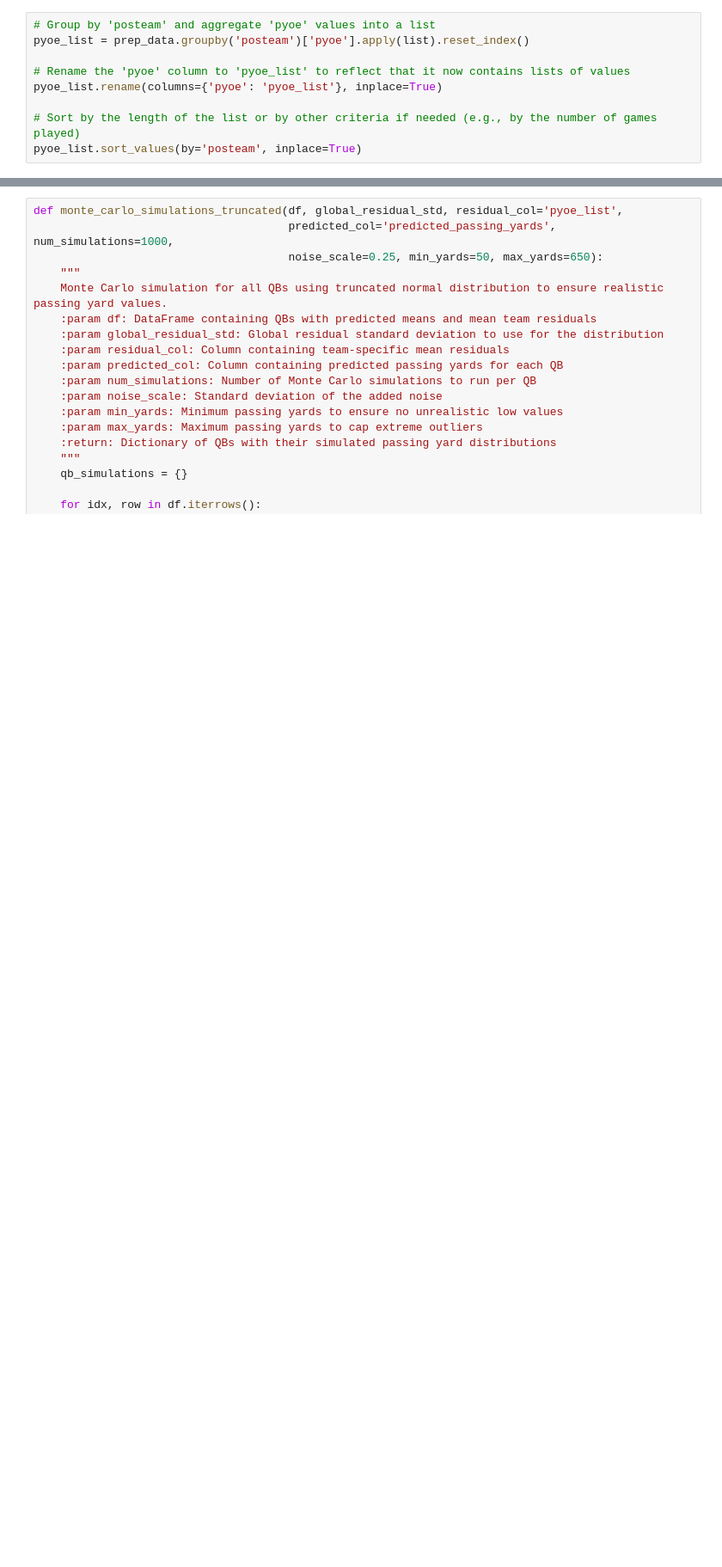
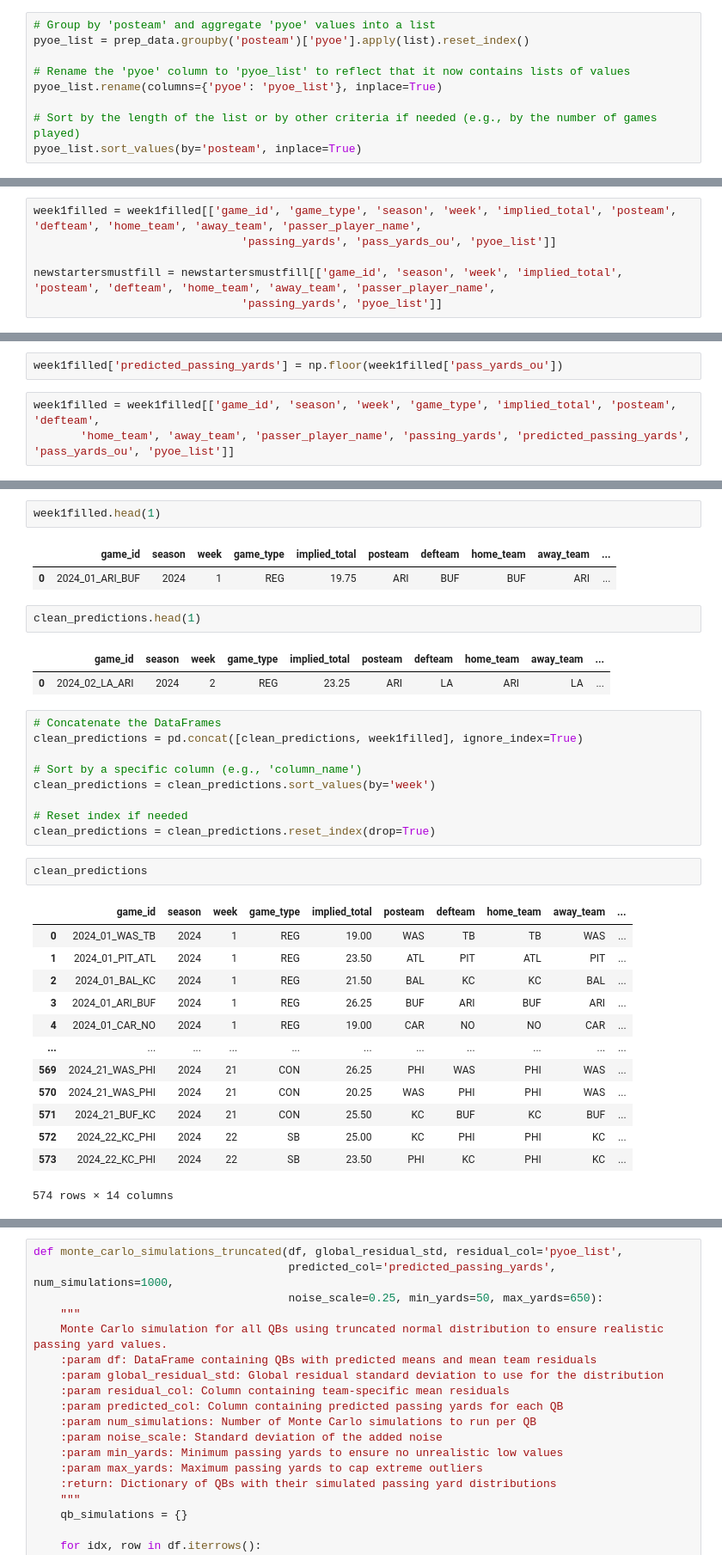
Before and after one commit to bhuggard/MidpointMadness, a Jupyter notebook: MidpointMadnessMainNotebookPostSeason.ipynb, the cells around one changed output, grey strips where cells are left out. Shown at 86% size. Drawn from its saved outputs; the diff is of its cells as text; blank space fills up the shorter version.

Commit message:
Week 1 satiated
wooooo yea glo

```diff
--- a/MidpointMadnessMainNotebookPostSeason.ipynb
+++ b/MidpointMadnessMainNotebookPostSeason.ipynb
@@ -513,0 +512,6 @@ pyoe_list.sort_values(by='posteam', inplace=True)
+# %%
+week1filled = week1filled[['game_id', 'game_type', 'season', 'week', 'implied_total', 'posteam', 'defteam', 'home_team', 'away_team', 'passer_player_name',
+                               'passing_yards', 'pass_yards_ou', 'pyoe_list']]
+
+newstartersmustfill = newstartersmustfill[['game_id', 'season', 'week', 'implied_total', 'posteam', 'defteam', 'home_team', 'away_team', 'passer_player_name',
+                               'passing_yards', 'pyoe_list']]
@@ -513,0 +538,5 @@ pyoe_list.sort_values(by='posteam', inplace=True)
+# %%
+week1filled['predicted_passing_yards'] = np.floor(week1filled['pass_yards_ou'])
+# %%
+week1filled = week1filled[['game_id', 'season', 'week', 'game_type', 'implied_total', 'posteam', 'defteam',
+       'home_team', 'away_team', 'passer_player_name', 'passing_yards', 'predicted_passing_yards', 'pass_yards_ou', 'pyoe_list']]
@@ -514,3 +546,38 @@ pyoe_list.sort_values(by='posteam', inplace=True)
+# %%
+week1filled.head(1)
+# %% [output]
+|  | game_id | season | week | game_type | implied_total | posteam | defteam | home_team | away_team | ... |
+| 0 | 2024_01_ARI_BUF | 2024 | 1 | REG | 19.75 | ARI | BUF | BUF | ARI | ... |
+# %%
+clean_predictions.head(1)
+# %% [output]
+|  | game_id | season | week | game_type | implied_total | posteam | defteam | home_team | away_team | ... |
+| 0 | 2024_02_LA_ARI | 2024 | 2 | REG | 23.25 | ARI | LA | ARI | LA | ... |
+# %%
+# Concatenate the DataFrames
+clean_predictions = pd.concat([clean_predictions, week1filled], ignore_index=True)
+
+# Sort by a specific column (e.g., 'column_name')
+clean_predictions = clean_predictions.sort_values(by='week')
+
+# Reset index if needed
+clean_predictions = clean_predictions.reset_index(drop=True)
+# %%
+clean_predictions
+# %% [output]
+|  | game_id | season | week | game_type | implied_total | posteam | defteam | home_team | away_team | ... |
+| 0 | 2024_01_WAS_TB | 2024 | 1 | REG | 19.00 | WAS | TB | TB | WAS | ... |
+| 1 | 2024_01_PIT_ATL | 2024 | 1 | REG | 23.50 | ATL | PIT | ATL | PIT | ... |
+| 2 | 2024_01_BAL_KC | 2024 | 1 | REG | 21.50 | BAL | KC | KC | BAL | ... |
+| 3 | 2024_01_ARI_BUF | 2024 | 1 | REG | 26.25 | BUF | ARI | BUF | ARI | ... |
+| 4 | 2024_01_CAR_NO | 2024 | 1 | REG | 19.00 | CAR | NO | NO | CAR | ... |
+| ... | ... | ... | ... | ... | ... | ... | ... | ... | ... | ... |
+| 569 | 2024_21_WAS_PHI | 2024 | 21 | CON | 26.25 | PHI | WAS | PHI | WAS | ... |
+| 570 | 2024_21_WAS_PHI | 2024 | 21 | CON | 20.25 | WAS | PHI | PHI | WAS | ... |
+| 571 | 2024_21_BUF_KC | 2024 | 21 | CON | 25.50 | KC | BUF | KC | BUF | ... |
+| 572 | 2024_22_KC_PHI | 2024 | 22 | SB | 25.00 | KC | PHI | PHI | KC | ... |
+| 573 | 2024_22_KC_PHI | 2024 | 22 | SB | 23.50 | PHI | KC | PHI | KC | ... |
+574 rows × 14 columns
 # %%
 clean_predictions.shape
 # %% [output]
```
Also changed, not shown: parts of 24 cells of this notebook, 1 other file.
